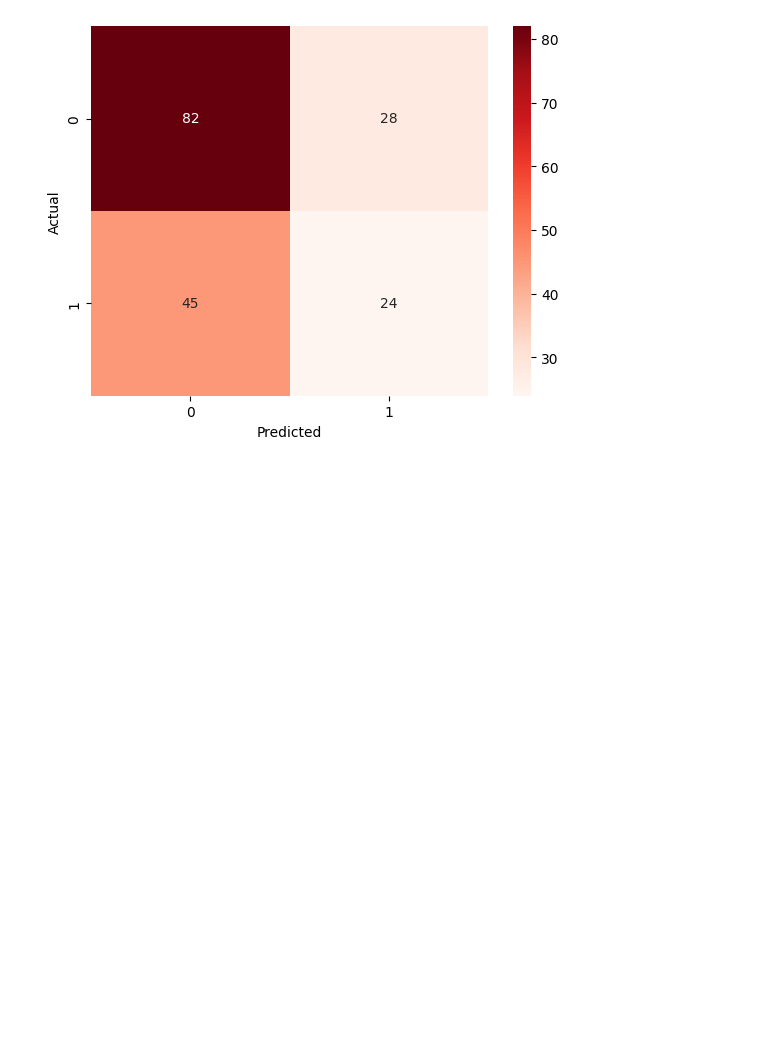
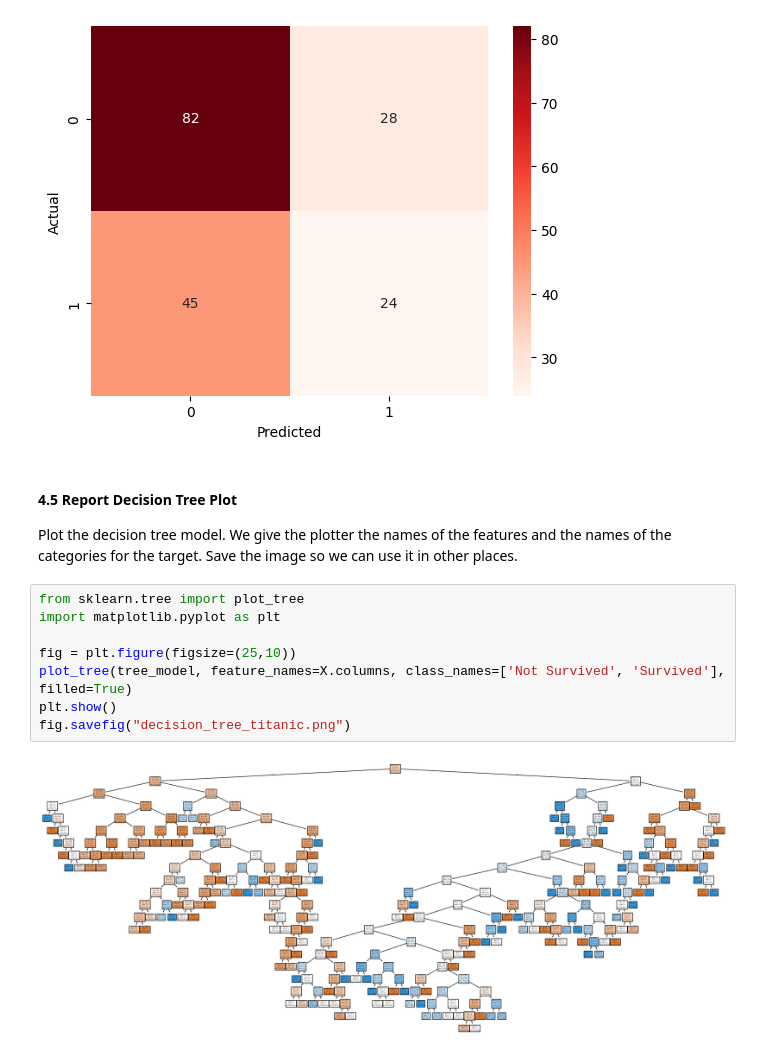
Before and after one commit to ceradrake/applied-ml-drake, a Jupyter notebook: lab03/ml03_drake.ipynb, the cells around one changed output. Saved outputs shown, nothing was run; the diff lists cells and outputs as text; blank space fills up the shorter version.

```diff
--- a/lab03/ml03_drake.ipynb
+++ b/lab03/ml03_drake.ipynb
@@ -177,3 +177,16 @@ plt.ylabel('Actual')
 plt.show()
 # %% [output]
 [figure]
+# %% [markdown]
+#### 4.5 Report Decision Tree Plot
+Plot the decision tree model. We give the plotter the names of the features and the names of the categories for the target. Save the image so we can use it in other places.
+# %%
+from sklearn.tree import plot_tree
+import matplotlib.pyplot as plt
+
+fig = plt.figure(figsize=(25,10))
+plot_tree(tree_model, feature_names=X.columns, class_names=['Not Survived', 'Survived'], filled=True)
+plt.show()
+fig.savefig("decision_tree_titanic.png")
+# %% [output]
+[figure, added]
```
Also changed, not shown: 1 other file.
